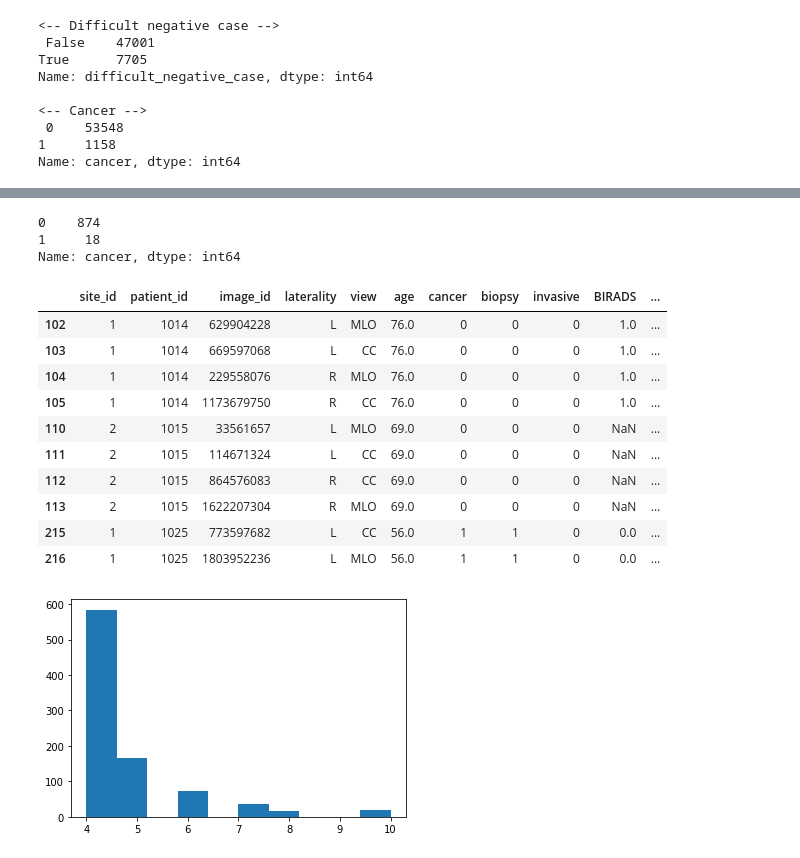
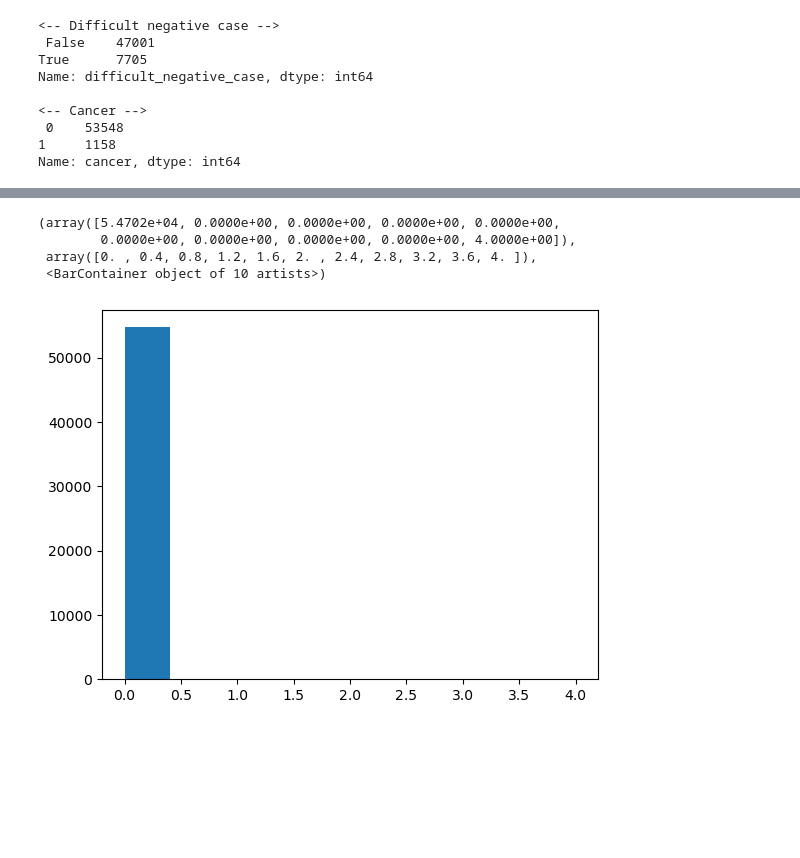
Before and after one commit to AnveshakR/Breast-Cancer-Prediction, a Jupyter notebook: notebooks/data_processing.ipynb, the cells around one changed output, grey strips where cells are left out. Drawn from its saved outputs; the diff is of its cells as text; code cells hidden in the pictures; blank space fills up the shorter version.

Commit message:
processed train_csv

```diff
--- a/notebooks/data_processing.ipynb
+++ b/notebooks/data_processing.ipynb
@@ -11 +14,4 @@ from PIL import Image
+# %%
+train_dir = "../dataset/train_images/"
+test_dir = "../dataset/test_images/"
 # %%
@@ -49,7 +55,7 @@ def image_concat(patient_df):
     #####
 # %%
 # Loading the CSV file and cleaning the data
-train_csv = pd.read_csv(r"../train.csv")
+train_csv = pd.read_csv("../dataset/train.csv")
 train_csv.head(10)
 # %% [output]
 |  | site_id | patient_id | image_id | laterality | view | age | cancer | biopsy | invasive | BIRADS | ... |
@@ -64,8 +70,11 @@ train_csv.head(10)
 | 8 | 2 | 10025 | 562340703 | L | CC | 75.0 | 0 | 0 | 0 | NaN | ... |
 | 9 | 2 | 10025 | 1365269360 | L | MLO | 75.0 | 0 | 0 | 0 | NaN | ... |
 # %%
+# Creating colums for n_images -> Number of images for each patient.
+#                     resolution -> Dimensions of the corresponding image.
 train_csv['n_images'] = [0 for _ in range(train_csv.shape[0])]
 train_csv['resolution'] = [None for _ in range(train_csv.shape[0])]
+train_csv['readable'] = [None for _ in range(train_csv.shape[0])]
 train_csv.head(10)
 # %% [output]
 |  | site_id | patient_id | image_id | laterality | view | age | cancer | biopsy | invasive | BIRADS | ... |
@@ -99,4 +110,21 @@ difficult_negative_case        0
 dtype: int64
+# %%
+try:
+    processed_train_csv = pd.read_csv("processed_train.csv")
+except:
+    for patient in tqdm(train_csv['patient_id'].unique()):
+        for image in os.listdir(train_dir + str(patient)):
+            try:
+                current_image = imageid_to_numpy(patient, image[:-4])
+                train_csv.loc[train_csv['image_id'] == int(image[:-4]), "readable"] = True
+                train_csv.loc[train_csv['image_id'] == int(image[:-4]), 'resolution'] = f"{current_image.shape[0]} {current_image.shape[1]}"
+            except NotImplementedError:
+                train_csv.loc[train_csv['image_id'] == int(image[:-4]), "readable"] = False
+    train_csv.to_csv("./processed_train.csv")
+    processed_train_csv = train_csv
+    for patient in processed_train_csv["patient_id"].unique():
+        n_images = processed_train_csv[processed_train_csv["patient_id"] == patient].shape[0]
+        processed_train_csv.loc[processed_train_csv["patient_id"] == patient, "n_images"] = n_images
 # %%
 #Exploring data
 print(f"<-- Difficult negative case --> \n {train_csv['difficult_negative_case'].value_counts()}\n")
@@ -132,23 +144,0 @@ for patient_id in patient_ids_on_hand:
-# %%
-# Looking at distribution of postivie values.
-csv_data_on_hand["cancer"].value_counts()
-# %% [output]
-0    874
-1     18
-Name: cancer, dtype: int64
-# %%
-csv_data_on_hand['n_images'] = [0 for _ in range(csv_data_on_hand.shape[0])]
-csv_data_on_hand['resolution'] = [None for _ in range(csv_data_on_hand.shape[0])]
-csv_data_on_hand.head(10)
-# %% [output]
-|  | site_id | patient_id | image_id | laterality | view | age | cancer | biopsy | invasive | BIRADS | ... |
-| 102 | 1 | 1014 | 629904228 | L | MLO | 76.0 | 0 | 0 | 0 | 1.0 | ... |
-| 103 | 1 | 1014 | 669597068 | L | CC | 76.0 | 0 | 0 | 0 | 1.0 | ... |
-| 104 | 1 | 1014 | 229558076 | R | MLO | 76.0 | 0 | 0 | 0 | 1.0 | ... |
-| 105 | 1 | 1014 | 1173679750 | R | CC | 76.0 | 0 | 0 | 0 | 1.0 | ... |
-| 110 | 2 | 1015 | 33561657 | L | MLO | 69.0 | 0 | 0 | 0 | NaN | ... |
-| 111 | 2 | 1015 | 114671324 | L | CC | 69.0 | 0 | 0 | 0 | NaN | ... |
-| 112 | 2 | 1015 | 864576083 | R | CC | 69.0 | 0 | 0 | 0 | NaN | ... |
-| 113 | 2 | 1015 | 1622207304 | R | MLO | 69.0 | 0 | 0 | 0 | NaN | ... |
-| 215 | 1 | 1025 | 773597682 | L | CC | 56.0 | 1 | 1 | 0 | 0.0 | ... |
-| 216 | 1 | 1025 | 1803952236 | L | MLO | 56.0 | 1 | 1 | 0 | 0.0 | ... |
@@ -167,5 +145,8 @@ csv_data_on_hand.to_csv("csv_data_on_hand.csv")
 # %%
-plt.hist(csv_data_on_hand['n_images'])
-plt.show()
+plt.hist(processed_train_csv["n_images"])
 # %% [output]
+(array([5.4702e+04, 0.0000e+00, 0.0000e+00, 0.0000e+00, 0.0000e+00,
+        0.0000e+00, 0.0000e+00, 0.0000e+00, 0.0000e+00, 4.0000e+00]),
+ array([0. , 0.4, 0.8, 1.2, 1.6, 2. , 2.4, 2.8, 3.2, 3.6, 4. ]),
+ <BarContainer object of 10 artists>)
-[figure, old version]
+[figure, new version]
```
Also changed, not shown: parts of 13 cells of this notebook, 5 other files.
